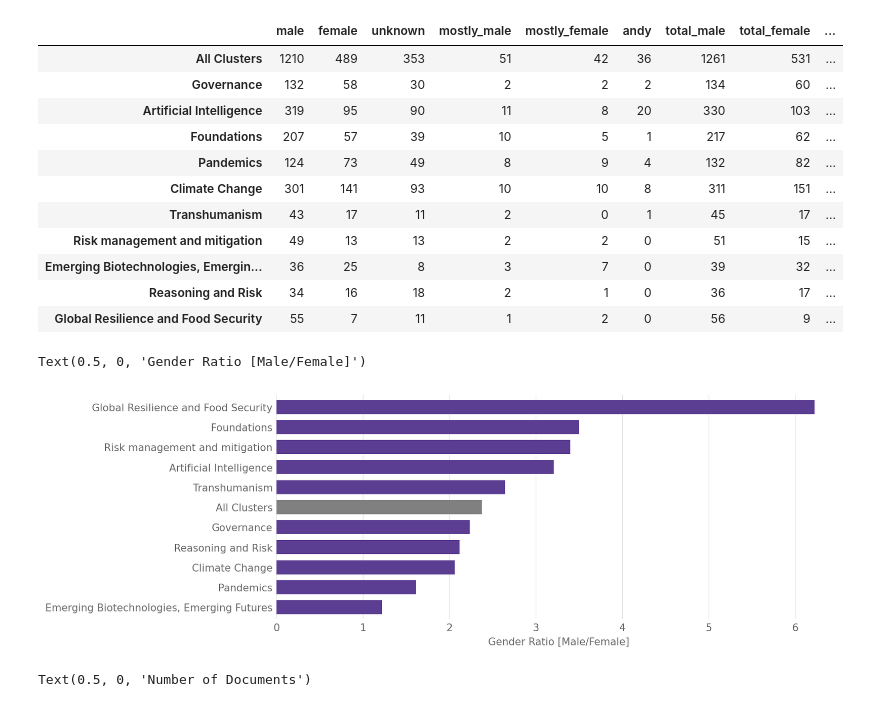
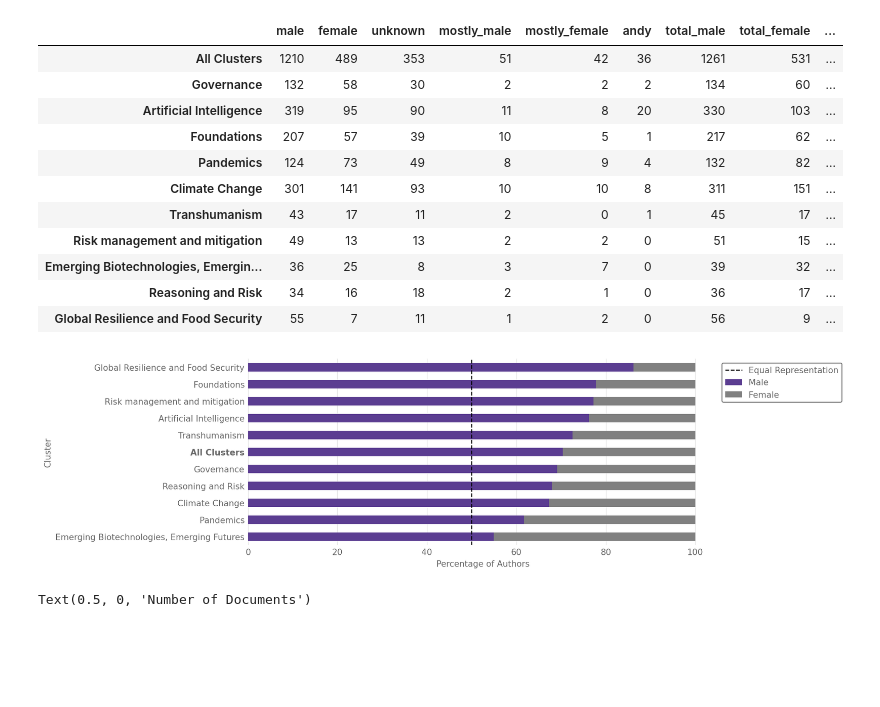
Before and after one commit to florianjehn/bibliometrics, a Jupyter notebook: scripts/overall_visualizations.ipynb, the cells around one changed output. Saved outputs shown, nothing was run; the diff lists cells and outputs as text; code cells hidden in the pictures; blank space fills up the shorter version.

Commit message:
Updated gender plot

```diff
--- a/scripts/overall_visualizations.ipynb
+++ b/scripts/overall_visualizations.ipynb
@@ -166,7 +166,9 @@ gender_df
 # %%
 gender_df["total_male"] = gender_df["male"] + gender_df["mostly_male"]
 gender_df["total_female"] = gender_df["female"] + gender_df["mostly_female"]
-gender_df["Gender Ratio"] = gender_df["total_male"] / gender_df["total_female"]
+gender_df["total_gender"] = gender_df["total_male"] + gender_df["total_female"]
+gender_df["Male"] = gender_df["total_male"] / gender_df["total_gender"] * 100
+gender_df["Female"] = gender_df["total_female"] / gender_df["total_gender"] * 100
 gender_df
 # %% [output]
 |  | male | female | unknown | mostly_male | mostly_female | andy | total_male | total_female | ... |
@@ -181,15 +183,20 @@ gender_df
 | Emerging Biotechnologies, Emergin... | 36 | 25 | 8 | 3 | 7 | 0 | 39 | 32 | ... |
 | Reasoning and Risk | 34 | 16 | 18 | 2 | 1 | 0 | 36 | 17 | ... |
 | Global Resilience and Food Security | 55 | 7 | 11 | 1 | 2 | 0 | 56 | 9 | ... |
-# %%
-gender_df["Gender Ratio"].sort_values().plot(kind="barh", color=main_color, width=0.7)
-# Highlight the all authors row
-plt.gca().patches[5].set_facecolor("gray")
-plt.gca().yaxis.grid(False)
-plt.xlabel("Gender Ratio [Male/Female]")
-# %% [output]
-Text(0.5, 0, 'Gender Ratio [Male/Female]')
-[figure, removed]
+# %%
+# Create a stacked barplot that shows the percentage of male and femlae authors per cluster
+gender_df[["Male", "Female"]].sort_values(by="Male").plot(kind="barh", stacked=True, color=["#5b3d91", "gray"])
+# add a vertical line at 50% labeled "Equal Representation"
+plt.axvline(x=50, color="black", linestyle="--", label="Equal Representation", linewidth=1.2)
+plt.xlabel("Percentage of Authors")
+plt.ylabel("Cluster")
+plt.gca().yaxis.grid(False)
+# Move legend to the right of the plot
+plt.legend().set_bbox_to_anchor((1, 1))
+# Make the label "All Clusters" bold
+plt.gca().get_yticklabels()[5].set_weight("bold")
+# %% [output]
+[figure, added]
 # %%
 # Detect the main journals for the whole dataset
 journals = remerged_data["Source"].value_counts()
```
